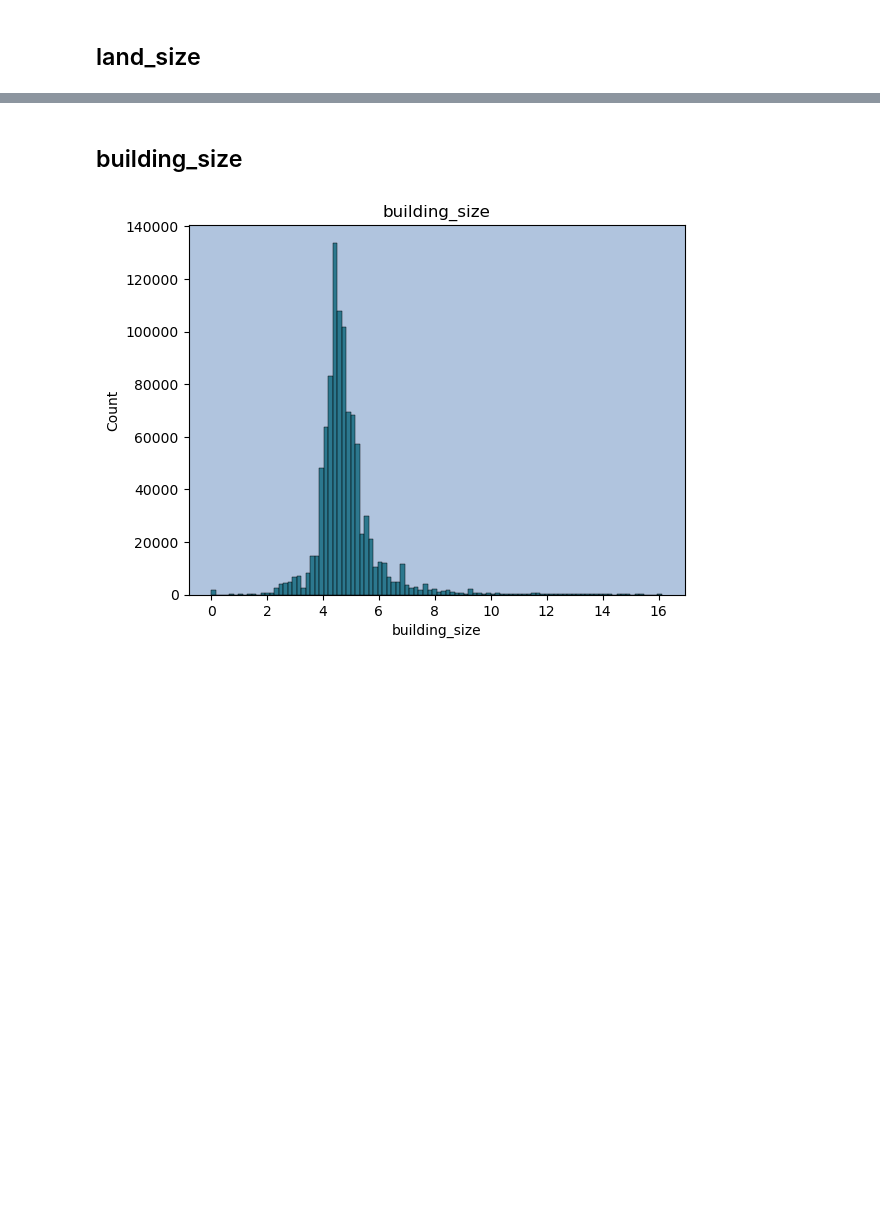
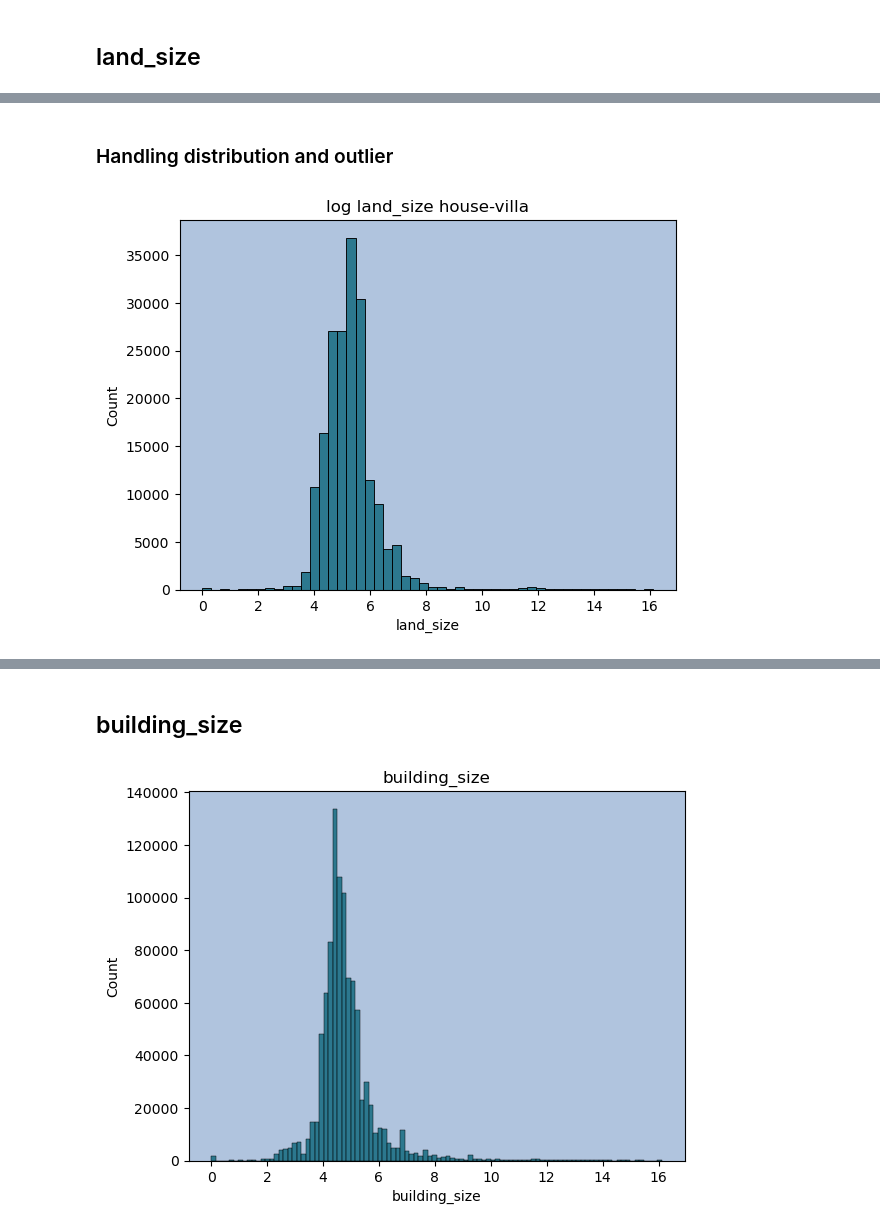
Before and after one commit to AlirezaMojtabavi/Real-estate_PricePrediction, a Jupyter notebook: notebooks/exploration/clean_columns_23_to_42.ipynb, the cells around one changed output, grey strips where cells are left out. Cells and saved outputs as stored; diff of their text form; code cells hidden in the pictures; blank space fills up the shorter version.

```diff
--- a/notebooks/exploration/clean_columns_23_to_42.ipynb
+++ b/notebooks/exploration/clean_columns_23_to_42.ipynb
@@ -79,0 +575,13 @@ df_subset.land_size = np.log(df_subset.land_size)
+# %%
+op_mean = df_subset.loc[(df_subset.cat3_slug == "plot-old")].land_size.mean()
+df_subset.loc[df_subset.cat3_slug == "plot-old", "land_size"] = df_subset.loc[df_subset.cat3_slug == "plot-old", "land_size"].fillna(op_mean)
+# %% [markdown]
+### Handling distribution and outlier
+# %%
+hv_land_size = df_subset.loc[(df_subset.cat3_slug == "house-villa-sell") | (df_subset.cat3_slug == "house-villa-rent"), "land_size"]
+
+plt.title("log land_size house-villa")
+sns.histplot(hv_land_size, color="#005f73", bins=50)
+plt.gca().set_facecolor("lightsteelblue")
+# %% [output]
+[figure, added]
```
Also changed, not shown: parts of 41 cells of this notebook, 1 other file.
